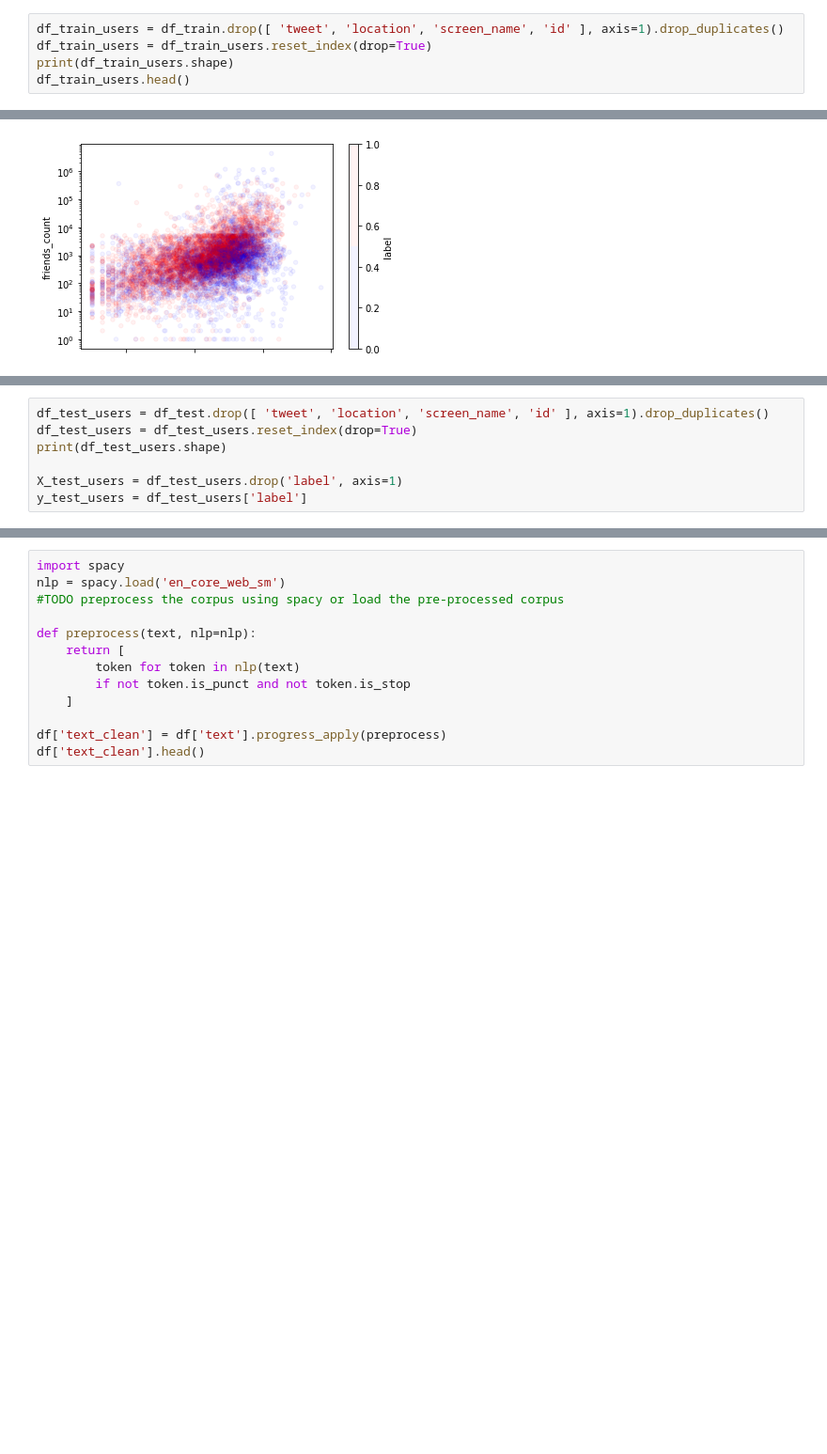
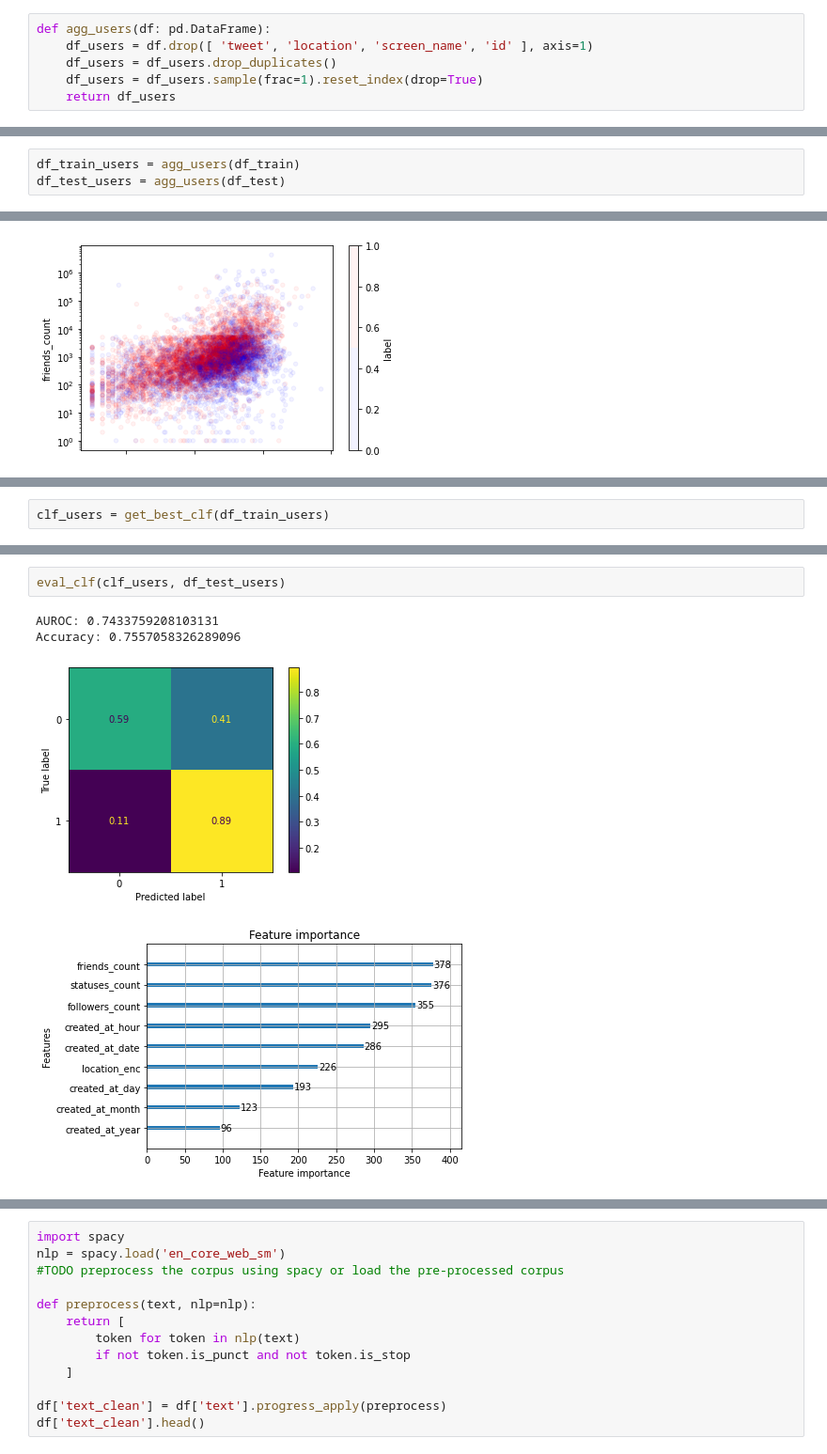
Before and after one commit to aegonwolf/ukraine-conflict-social-news, a Jupyter notebook: Bot detection - Florian.ipynb, the cells around one changed output, grey strips where cells are left out. Shown: that part at 94% size. Drawn from its saved outputs; the diff is of its cells as text; blank space fills up the shorter version.

Commit message:
New models for users/tweets metadata

```diff
--- a/Bot detection - Florian.ipynb
+++ b/Bot detection - Florian.ipynb
@@ -83,5 +262,6 @@ df_test = build_df('test')
 # %%
-df_train_users = df_train.drop([ 'tweet', 'location', 'screen_name', 'id' ], axis=1).drop_duplicates()
-df_train_users = df_train_users.reset_index(drop=True)
-print(df_train_users.shape)
-df_train_users.head()
+def agg_users(df: pd.DataFrame):
+    df_users = df.drop([ 'tweet', 'location', 'screen_name', 'id' ], axis=1)
+    df_users = df_users.drop_duplicates()
+    df_users = df_users.sample(frac=1).reset_index(drop=True)
+    return df_users
@@ -95,0 +268,3 @@ df_train_users.head()
+# %%
+df_train_users = agg_users(df_train)
+df_test_users = agg_users(df_test)
@@ -152,7 +317,0 @@ X_train_users.head()
-# %%
-df_test_users = df_test.drop([ 'tweet', 'location', 'screen_name', 'id' ], axis=1).drop_duplicates()
-df_test_users = df_test_users.reset_index(drop=True)
-print(df_test_users.shape)
-
-X_test_users = df_test_users.drop('label', axis=1)
-y_test_users = df_test_users['label']
@@ -351,0 +320,2 @@ X_test, y_test = df_test.drop([ 'location', 'screen_name' ], axis=1), df_test['l
+# %%
+clf_users = get_best_clf(df_train_users)
@@ -351,0 +357,7 @@ X_test, y_test = df_test.drop([ 'location', 'screen_name' ], axis=1), df_test['l
+# %%
+eval_clf(clf_users, df_test_users)
+# %% [output]
+AUROC: 0.7433759208103131
+Accuracy: 0.7557058326289096
+[figure, added]
+[figure, added]
```
Also changed, not shown: parts of 100 cells of this notebook.
